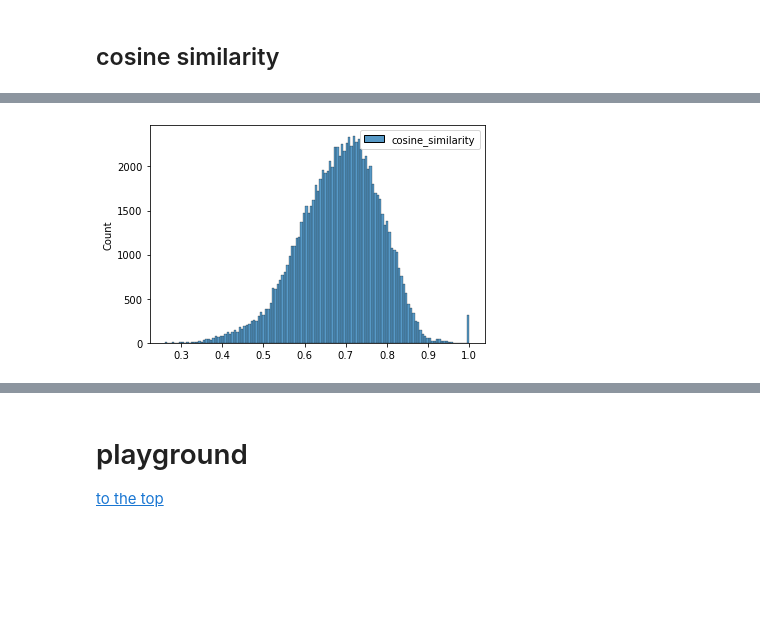
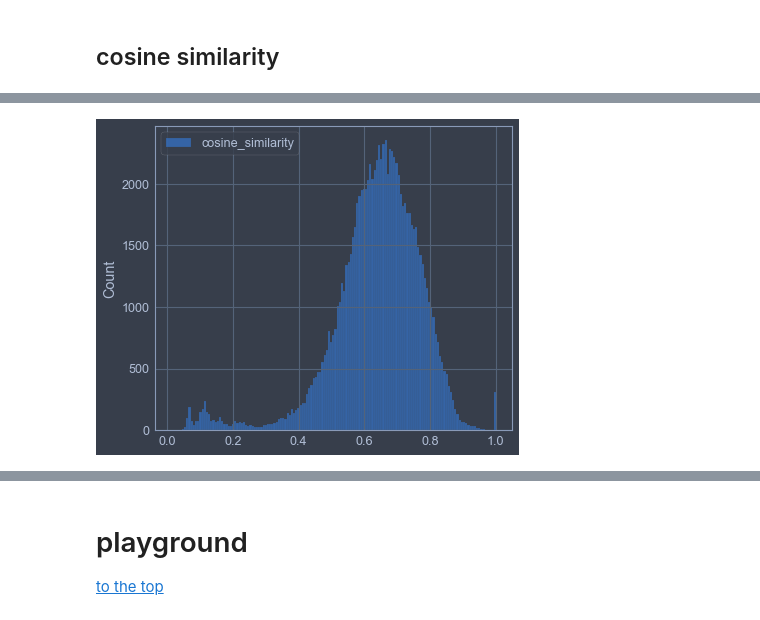
Before and after one commit to jrioross/standup-comedy-NLP, a Jupyter notebook: notebooks/04_feature_engineering.ipynb, the cells around one changed output, grey strips where cells are left out. Cells and saved outputs as stored; diff of their text form; code cells hidden in the pictures; blank space fills up the shorter version.

Commit message:
pos df made, pov dicts made, cosine similarity df corrected with spacy pipeline

```diff
--- a/notebooks/04_feature_engineering.ipynb
+++ b/notebooks/04_feature_engineering.ipynb
@@ -333,15 +333,12 @@ px.box(metascripts, x = 'profanity per minute', hover_data = ['description', 'pr
 # instantiate the English model: nlp
 nlp = spacy.load('en_core_web_md')
 
-# create docs with nlp.pipe
-#docs = nlp.pipe(scripts)
-
-# get part-of-speech tags
-
+# create chunker to manage memory usage
 def chunker(iterable, chunksize):
     for i in range(0, len(list(iterable)), chunksize):
         yield iterable[i:i+chunksize]
 
+# create function that builds a dictionary from pos counts
 def get_doc_pos_count(doc):
     pos_dict = {}
     for token in doc:
@@ -351,6 +348,8 @@ def get_doc_pos_count(doc):
             pos_dict[token.pos_] = 1
     return pos_dict
 
-#docs_pos_counts = {description: get_doc_pos_count(doc) for description, doc in zip(descriptions, nlp.pipe(scripts))}
-
-docs_pos_counts = [get_doc_pos_count(doc) for doc in tqdm(nlp.pipe(scripts), total = len(scripts))]
+# stream scripts in chunks through the nlp pipe, make pos counts dictionaries, and append to complete list
+docs_pos_counts = []
+for scripts_subset in tqdm(chunker(scripts, 10), total = np.ceil(len(scripts)/10)):
+    subset_list = [get_doc_pos_count(doc) for doc in nlp.pipe(scripts_subset)]
+    docs_pos_counts.extend(subset_list)
@@ -404,8 +475,19 @@ MemoryError: Unable to allocate 3.44 GiB for an array with shape (3210633, 288)
 ## cosine similarity
 # %%
 from sklearn.metrics.pairwise import cosine_similarity
+# %%
+def token_filter(token):
+    return not (token.is_punct | token.is_space | token.is_stop)
+
+filtered_tokens = []
+for scripts_subset in tqdm(chunker(scripts, 2), total = np.ceil(len(scripts)/2)):
+    for doc in nlp.pipe(scripts_subset):
+        tokens = [token.lemma_.lower() for token in doc if token_filter(token)]
+        filtered_tokens.append(tokens)
+# %%
+tokens_no_sw = [[token for token in tokenized_script if token not in sw] for tokenized_script in filtered_tokens]
 # %%
-scripts_counters = {description: Counter([lemmatizer.lemmatize(x.lower()) for x in regexp_tokenize(script, r"[-'\w]+") if x.lower() not in sw]) for description, script in transcripts_dict.items()}
+scripts_counters = {description: Counter(tokenized_script) for description, tokenized_script in zip(descriptions, tokens_no_sw)}
 scripts_df = pd.DataFrame.from_dict(scripts_counters, orient = 'index').fillna(0)
 # %%
 for word in sw:
@@ -441,9 +515,12 @@ cosims_df = (pd.DataFrame(index=scripts_df.index,
                 .rename(columns = {'index':'show'})
         )
 # %%
+from jupyterthemes import jtplot
+jtplot.style()
+
 sns.histplot(cosims_df.sort_values('cosine_similarity', ascending = True));
 # %% [output]
-[figure, old version]
+[figure, new version]
 # %%
 (cosims_df
          [cosims_df['show'] != cosims_df['other_show']]
```
Also changed, not shown: parts of 18 cells of this notebook.
